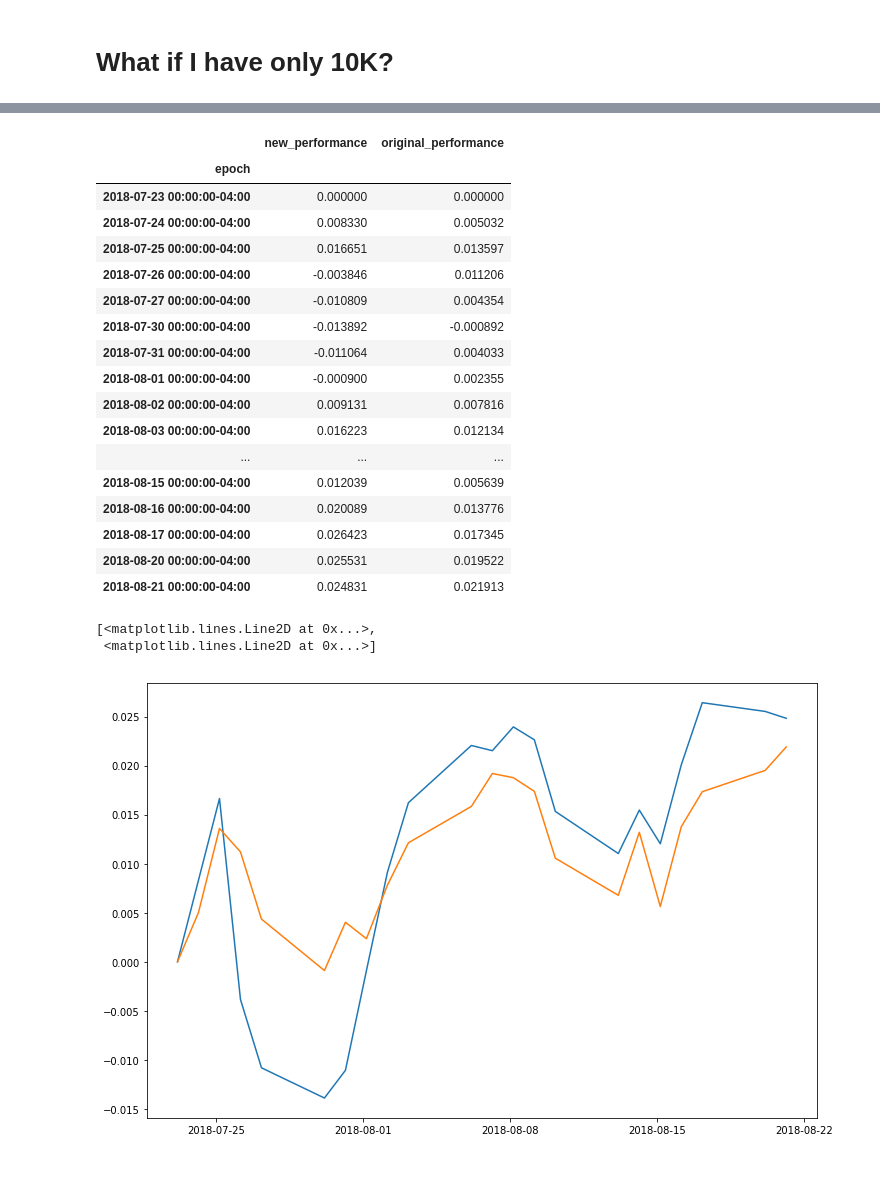
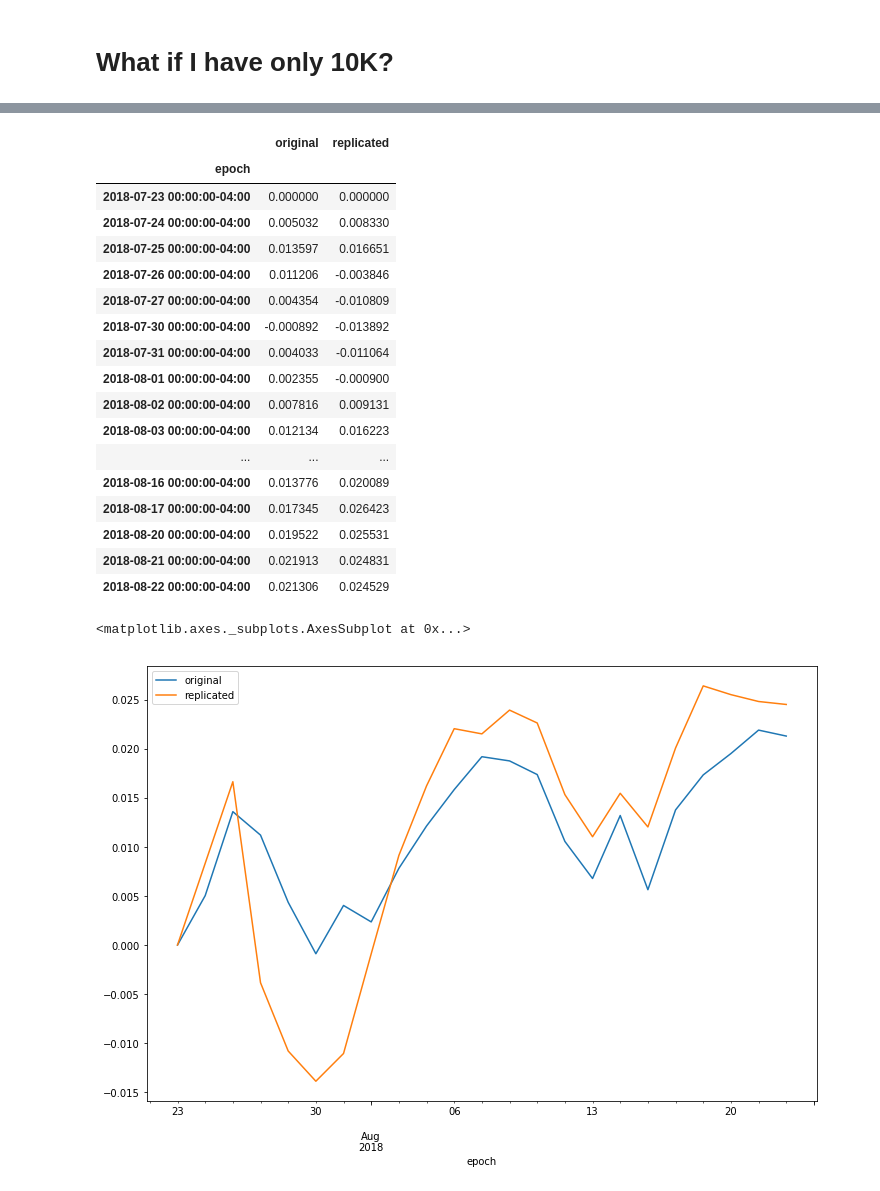
Before and after one commit to alpacahq/blogmaterials, a Jupyter notebook: 001-etf-replicator/etf-replicate.ipynb, the cells around one changed output, grey strips where cells are left out. Drawn from its saved outputs; the diff is of its cells as text; code cells hidden in the pictures.

```diff
--- a/001-etf-replicator/etf-replicate.ipynb
+++ b/001-etf-replicator/etf-replicate.ipynb
@@ -201,34 +201,32 @@ positions.dollar.sum()
 new_perf = ((closes - closes.iloc[0]) * new_shares).sum(axis=1) / (closes.iloc[0] * new_shares).sum()
 # %%
 new_result = pd.DataFrame({
-    'new_performance': new_perf,
-    'original_performance': original_perf,
+    'replicated': new_perf,
+    'original': original_perf,
 })
 # %%
 new_result
 # %% [output]
-|  | new_performance | original_performance |
+|  | original | replicated |
 | epoch |  |  |
 | 2018-07-23 00:00:00-04:00 | 0.000000 | 0.000000 |
-| 2018-07-24 00:00:00-04:00 | 0.008330 | 0.005032 |
-| 2018-07-25 00:00:00-04:00 | 0.016651 | 0.013597 |
-| 2018-07-26 00:00:00-04:00 | -0.003846 | 0.011206 |
-| 2018-07-27 00:00:00-04:00 | -0.010809 | 0.004354 |
-| 2018-07-30 00:00:00-04:00 | -0.013892 | -0.000892 |
-| 2018-07-31 00:00:00-04:00 | -0.011064 | 0.004033 |
-| 2018-08-01 00:00:00-04:00 | -0.000900 | 0.002355 |
-| 2018-08-02 00:00:00-04:00 | 0.009131 | 0.007816 |
-| 2018-08-03 00:00:00-04:00 | 0.016223 | 0.012134 |
+| 2018-07-24 00:00:00-04:00 | 0.005032 | 0.008330 |
+| 2018-07-25 00:00:00-04:00 | 0.013597 | 0.016651 |
+| 2018-07-26 00:00:00-04:00 | 0.011206 | -0.003846 |
+| 2018-07-27 00:00:00-04:00 | 0.004354 | -0.010809 |
+| 2018-07-30 00:00:00-04:00 | -0.000892 | -0.013892 |
+| 2018-07-31 00:00:00-04:00 | 0.004033 | -0.011064 |
+| 2018-08-01 00:00:00-04:00 | 0.002355 | -0.000900 |
+| 2018-08-02 00:00:00-04:00 | 0.007816 | 0.009131 |
+| 2018-08-03 00:00:00-04:00 | 0.012134 | 0.016223 |
 | ... | ... | ... |
-| 2018-08-15 00:00:00-04:00 | 0.012039 | 0.005639 |
-| 2018-08-16 00:00:00-04:00 | 0.020089 | 0.013776 |
-| 2018-08-17 00:00:00-04:00 | 0.026423 | 0.017345 |
-| 2018-08-20 00:00:00-04:00 | 0.025531 | 0.019522 |
-| 2018-08-21 00:00:00-04:00 | 0.024831 | 0.021913 |
+| 2018-08-16 00:00:00-04:00 | 0.013776 | 0.020089 |
+| 2018-08-17 00:00:00-04:00 | 0.017345 | 0.026423 |
+| 2018-08-20 00:00:00-04:00 | 0.019522 | 0.025531 |
+| 2018-08-21 00:00:00-04:00 | 0.021913 | 0.024831 |
+| 2018-08-22 00:00:00-04:00 | 0.021306 | 0.024529 |
 # %%
-plt.figure(figsize=(12, 8))
-plt.plot(new_result)
+new_result.plot(figsize=(12, 8))
 # %% [output]
-[<matplotlib.lines.Line2D at 0x...>,
- <matplotlib.lines.Line2D at 0x...>]
+<matplotlib.axes._subplots.AxesSubplot at 0x...>
-[figure, old version]
+[figure, new version]
```
Also changed, not shown: parts of 4 cells of this notebook.
